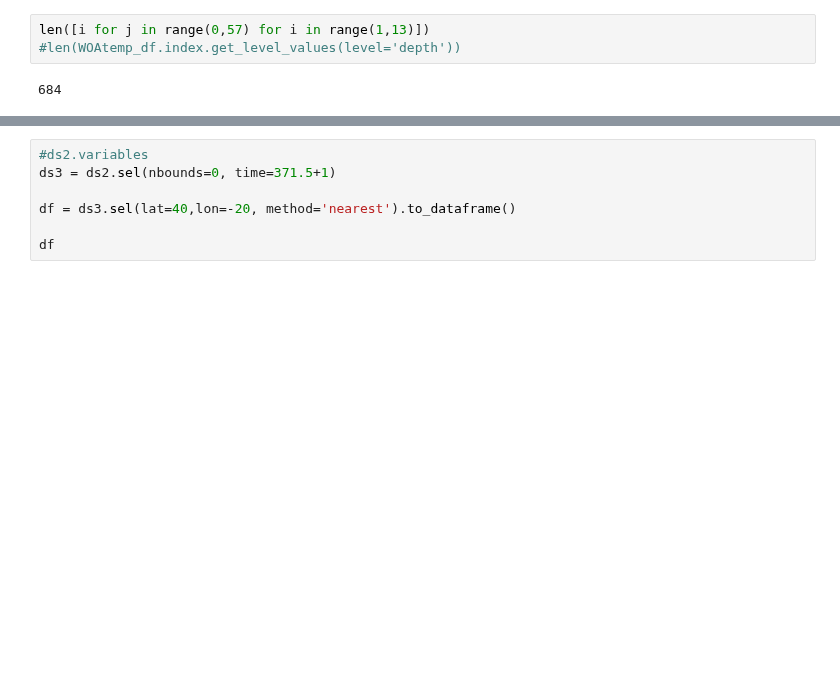
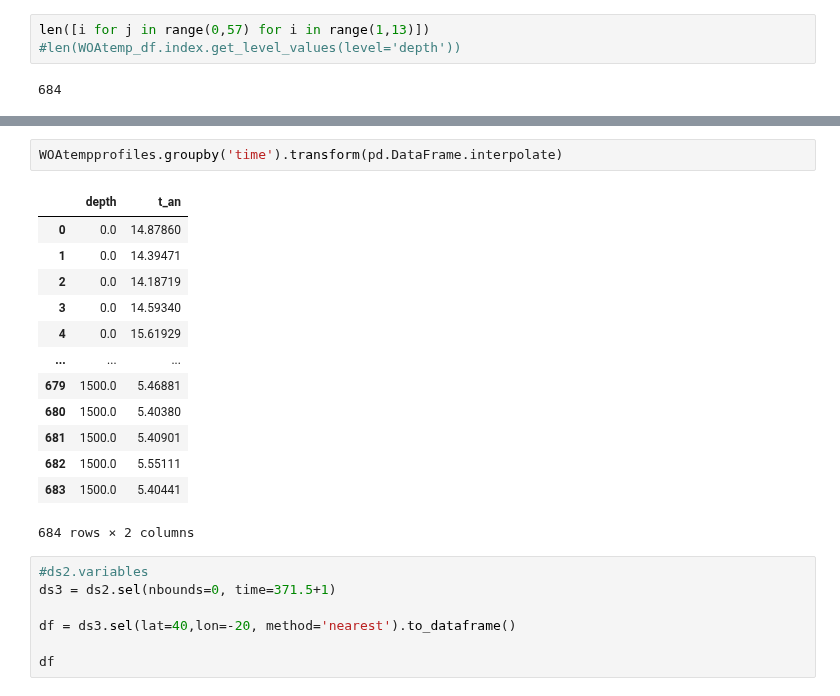
Before and after one commit to ben1post/BennyPhD, a Jupyter notebook: CaRiaco/SCRIPPS/MODEL_DATA/FIRSTworkingWOAvsMLDcode.ipynb, the cells around one changed output, grey strips where cells are left out. Drawn from its saved outputs; the diff is of its cells as text; blank space fills up the shorter version.

```diff
--- a/CaRiaco/SCRIPPS/MODEL_DATA/FIRSTworkingWOAvsMLDcode.ipynb
+++ b/CaRiaco/SCRIPPS/MODEL_DATA/FIRSTworkingWOAvsMLDcode.ipynb
@@ -126,3 +185,19 @@ Name: (1500.0, 11), dtype: float32
+# %%
+WOAtempprofiles.groupby('time').transform(pd.DataFrame.interpolate)
+# %% [output]
+|  | depth | t_an |
+| 0 | 0.0 | 14.87860 |
+| 1 | 0.0 | 14.39471 |
+| 2 | 0.0 | 14.18719 |
+| 3 | 0.0 | 14.59340 |
+| 4 | 0.0 | 15.61929 |
+| ... | ... | ... |
+| 679 | 1500.0 | 5.46881 |
+| 680 | 1500.0 | 5.40380 |
+| 681 | 1500.0 | 5.40901 |
+| 682 | 1500.0 | 5.55111 |
+| 683 | 1500.0 | 5.40441 |
+684 rows × 2 columns
 # %%
 #ds2.variables
 ds3 = ds2.sel(nbounds=0, time=371.5+1)
```
Also changed, not shown: parts of 14 cells of this notebook, 21 other files.
